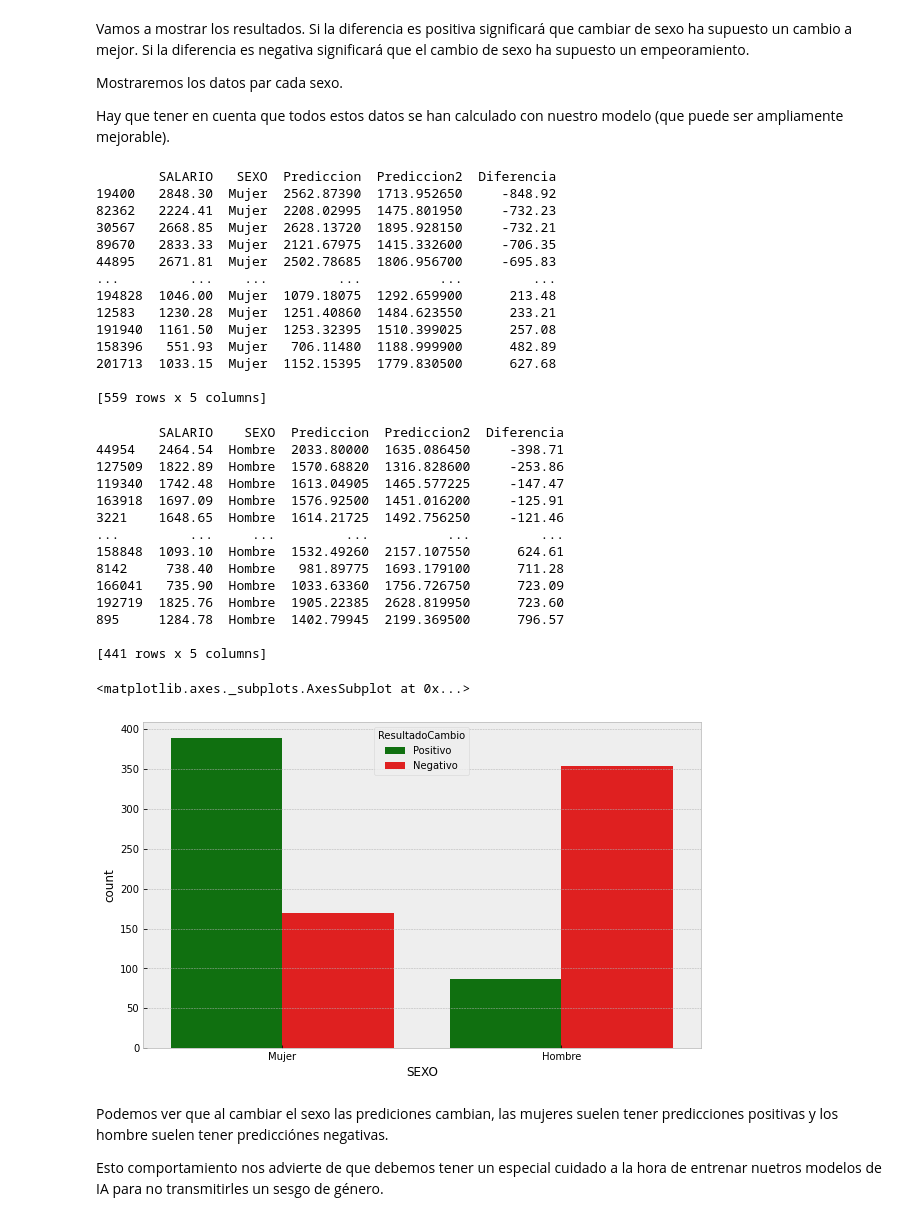
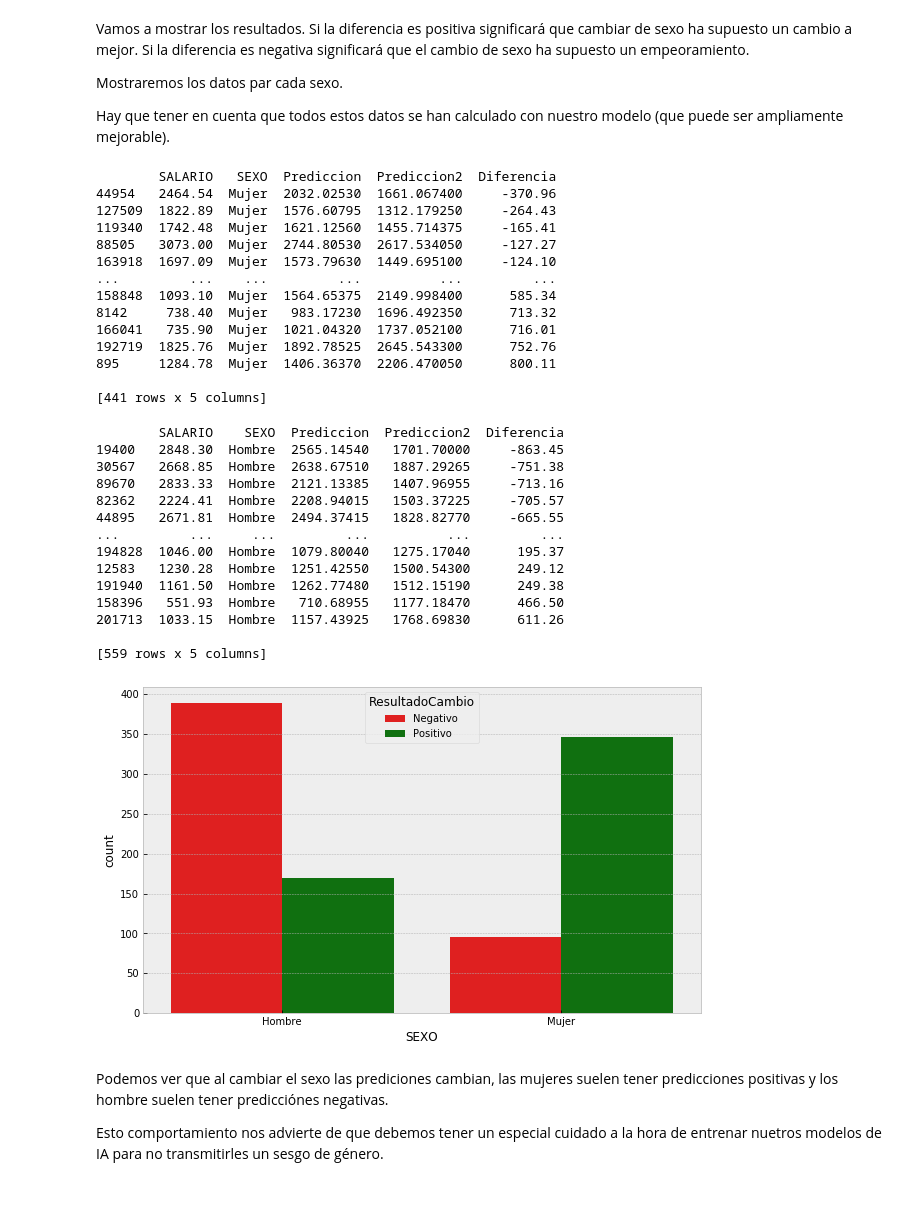
Before and after one commit to Jorge-Saura/UOC-Tipologia-Practica2, a Jupyter notebook: practica.ipynb, the cells around one changed output. Drawn from its saved outputs; the diff is of its cells as text; code cells hidden in the pictures.

```diff
--- a/practica.ipynb
+++ b/practica.ipynb
@@ -1610,7 +1610,7 @@ muestra_inicial['Diferencia'] = round(muestra_inicial['Prediccion2'] - muestra_i
 df = muestra_inicial[['SALARIO', 'SEXO', 'Prediccion', 'Prediccion2', 'Diferencia']]
 
 # volvemos a dejar la columna SEXO como estaba inicialmente
-df['SEXO'] = df['SEXO'].map({1: 'Hombre', 6: 'Mujer'})
+df['SEXO'] = df['SEXO'].map({1: 'Mujer', 6: 'Hombre'})
 # %% [markdown]
 Vamos a mostrar los resultados. Si la diferencia es positiva significará que cambiar de sexo ha supuesto un cambio a mejor. Si la diferencia es negativa significará que el cambio de sexo ha supuesto un empeoramiento.
 
@@ -1621,51 +1621,50 @@ Hay que tener en cuenta que todos estos datos se han calculado con nuestro model
 print(df[df['SEXO']=='Mujer'].sort_values(by = 'Diferencia', ascending = True) )
 # %% [output]
         SALARIO   SEXO  Prediccion  Prediccion2  Diferencia
-19400   2848.30  Mujer  2562.87390  1713.952650     -848.92
-82362   2224.41  Mujer  2208.02995  1475.801950     -732.23
-30567   2668.85  Mujer  2628.13720  1895.928150     -732.21
-89670   2833.33  Mujer  2121.67975  1415.332600     -706.35
-44895   2671.81  Mujer  2502.78685  1806.956700     -695.83
+44954   2464.54  Mujer  2032.02530  1661.067400     -370.96
+127509  1822.89  Mujer  1576.60795  1312.179250     -264.43
+119340  1742.48  Mujer  1621.12560  1455.714375     -165.41
+88505   3073.00  Mujer  2744.80530  2617.534050     -127.27
+163918  1697.09  Mujer  1573.79630  1449.695100     -124.10
 ...         ...    ...         ...          ...         ...
-194828  1046.00  Mujer  1079.18075  1292.659900      213.48
-12583   1230.28  Mujer  1251.40860  1484.623550      233.21
-191940  1161.50  Mujer  1253.32395  1510.399025      257.08
-158396   551.93  Mujer   706.11480  1188.999900      482.89
-201713  1033.15  Mujer  1152.15395  1779.830500      627.68
+158848  1093.10  Mujer  1564.65375  2149.998400      585.34
+8142     738.40  Mujer   983.17230  1696.492350      713.32
+166041   735.90  Mujer  1021.04320  1737.052100      716.01
+192719  1825.76  Mujer  1892.78525  2645.543300      752.76
+895     1284.78  Mujer  1406.36370  2206.470050      800.11
 
-[559 rows x 5 columns]
+[441 rows x 5 columns]
 # %%
 print(df[df['SEXO']=='Hombre'].sort_values(by = 'Diferencia', ascending = True) )
 # %% [output]
         SALARIO    SEXO  Prediccion  Prediccion2  Diferencia
-44954   2464.54  Hombre  2033.80000  1635.086450     -398.71
-127509  1822.89  Hombre  1570.68820  1316.828600     -253.86
-119340  1742.48  Hombre  1613.04905  1465.577225     -147.47
-163918  1697.09  Hombre  1576.92500  1451.016200     -125.91
-3221    1648.65  Hombre  1614.21725  1492.756250     -121.46
+19400   2848.30  Hombre  2565.14540   1701.70000     -863.45
+30567   2668.85  Hombre  2638.67510   1887.29265     -751.38
+89670   2833.33  Hombre  2121.13385   1407.96955     -713.16
+82362   2224.41  Hombre  2208.94015   1503.37225     -705.57
+44895   2671.81  Hombre  2494.37415   1828.82770     -665.55
 ...         ...     ...         ...          ...         ...
-158848  1093.10  Hombre  1532.49260  2157.107550      624.61
-8142     738.40  Hombre   981.89775  1693.179100      711.28
-166041   735.90  Hombre  1033.63360  1756.726750      723.09
-192719  1825.76  Hombre  1905.22385  2628.819950      723.60
-895     1284.78  Hombre  1402.79945  2199.369500      796.57
+194828  1046.00  Hombre  1079.80040   1275.17040      195.37
+12583   1230.28  Hombre  1251.42550   1500.54300      249.12
+191940  1161.50  Hombre  1262.77480   1512.15190      249.38
+158396   551.93  Hombre   710.68955   1177.18470      466.50
+201713  1033.15  Hombre  1157.43925   1768.69830      611.26
 
-[441 rows x 5 columns]
+[559 rows x 5 columns]
 # %%
 conditions = [
     (df['Diferencia'] < 0),
     (df['Diferencia'] >= 0)
     ]
 
-values = ['Positivo', 'Negativo']
+values = ['Negativo', 'Positivo']
 
 df['ResultadoCambio'] = np.select(conditions, values)
 # %%
 plt.figure(figsize=(10, 6))
-sns.countplot(x='SEXO', hue='ResultadoCambio',data=df, palette=["green", "red"])
+sns.countplot(x='SEXO', hue='ResultadoCambio',data=df, palette=["red", "green"]);
 # %% [output]
-<matplotlib.axes._subplots.AxesSubplot at 0x...>
-[figure, old version]
+[figure, new version]
 # %% [markdown]
 Podemos ver que al cambiar el sexo las prediciones cambian, las mujeres suelen tener predicciones positivas y los hombre suelen tener predicciónes negativas.
 
```
Also changed, not shown: parts of 36 cells of this notebook, 1 other file.
